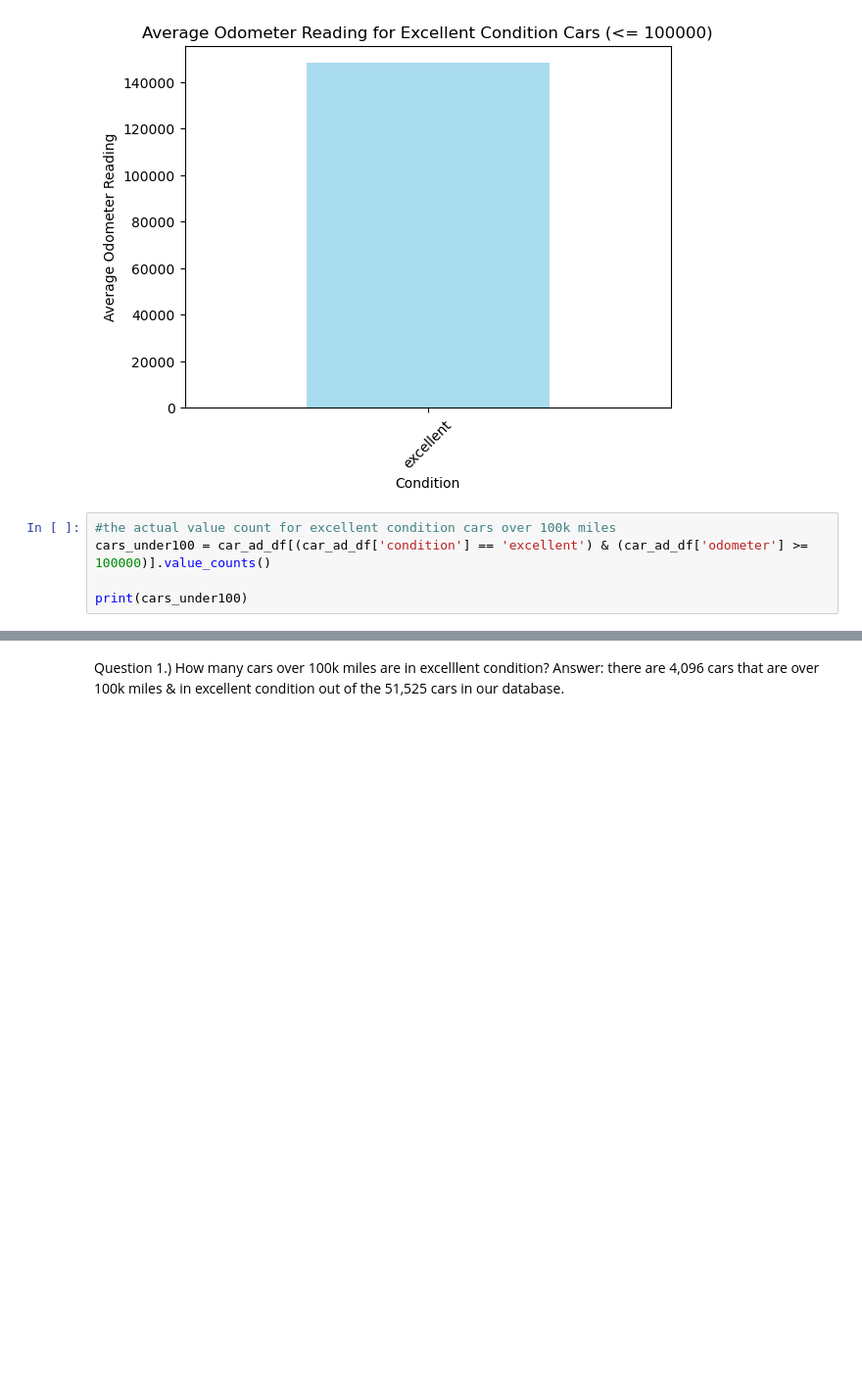
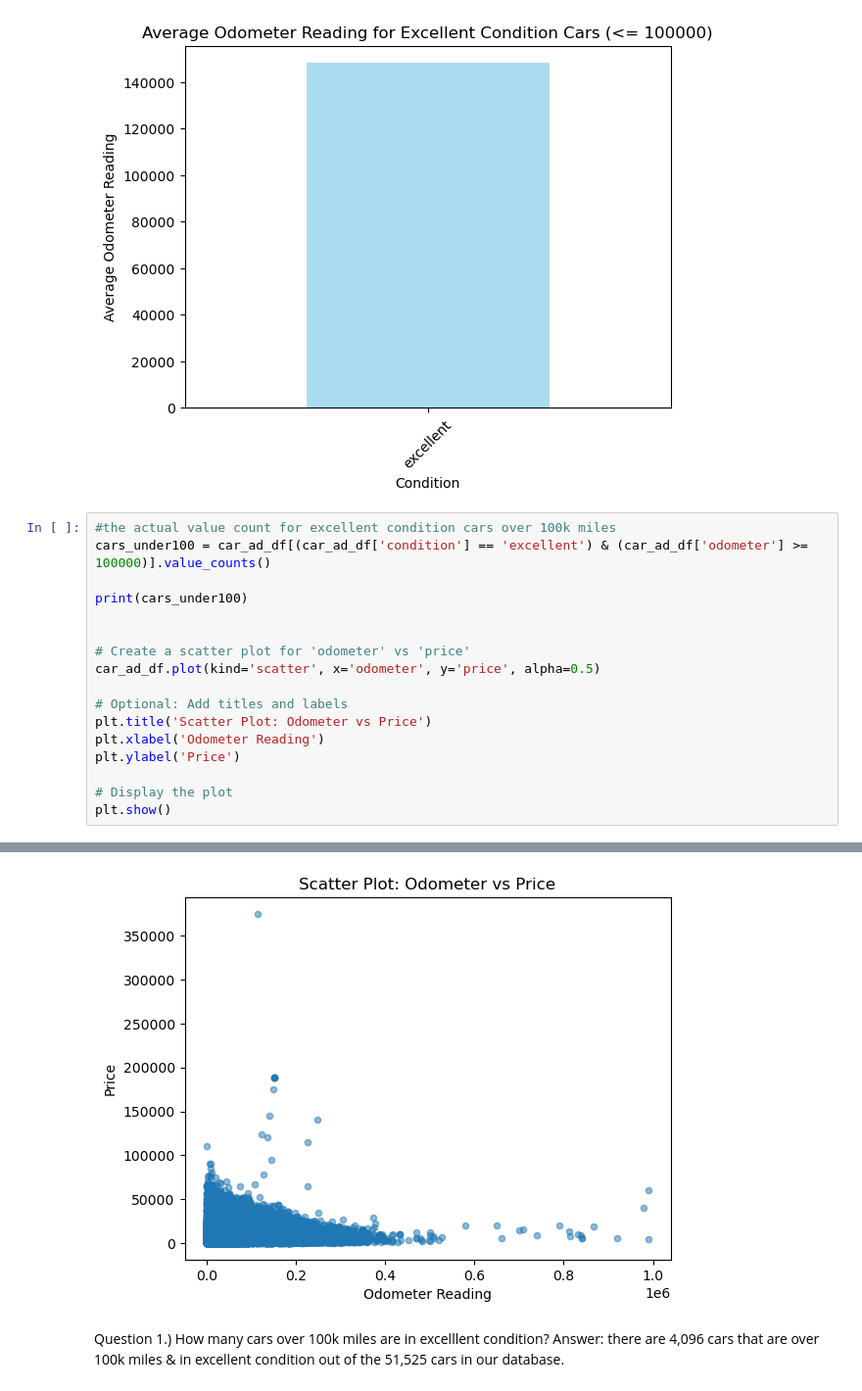
Before and after one commit to JoeMcDow/Car-Ads-WebApp, a Jupyter notebook: notebooks/EDA.ipynb, the cells around one changed output, grey strips where cells are left out. Shown at 98% size. Cells and saved outputs as stored; diff of their text form; blank space fills up the shorter version.

```diff
--- a/notebooks/EDA.ipynb
+++ b/notebooks/EDA.ipynb
@@ -120,4 +120,16 @@ plt.show()
 cars_under100 = car_ad_df[(car_ad_df['condition'] == 'excellent') & (car_ad_df['odometer'] >= 100000)].value_counts()
 
 print(cars_under100)
+
+
+# Create a scatter plot for 'odometer' vs 'price'
+car_ad_df.plot(kind='scatter', x='odometer', y='price', alpha=0.5)
+
+# Optional: Add titles and labels
+plt.title('Scatter Plot: Odometer vs Price')
+plt.xlabel('Odometer Reading')
+plt.ylabel('Price')
+
+# Display the plot
+plt.show()
 # %% [output]
@@ -136,4 +148,5 @@ price  model_year  model                 condition  cylinders  fuel    odometer
 Name: count, Length: 4096, dtype: int64
+[figure, added]
 # %% [markdown]
 Question 1.) How many cars over 100k miles are in excelllent condition?
 Answer: there are 4,096 cars that are over 100k miles & in excellent condition out of the 51,525 cars in our database.
```
Also changed, not shown: parts of 7 cells of this notebook, 2 other files.
